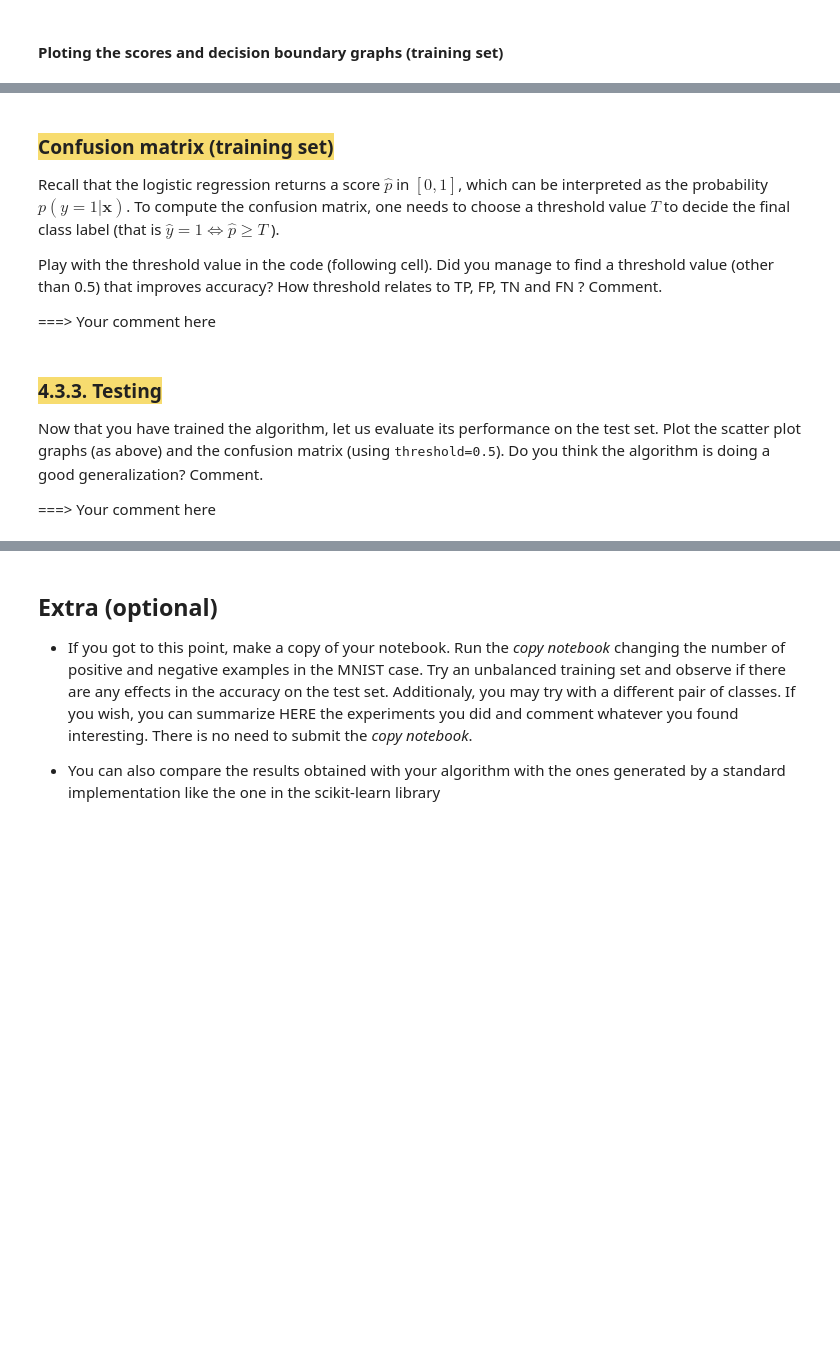
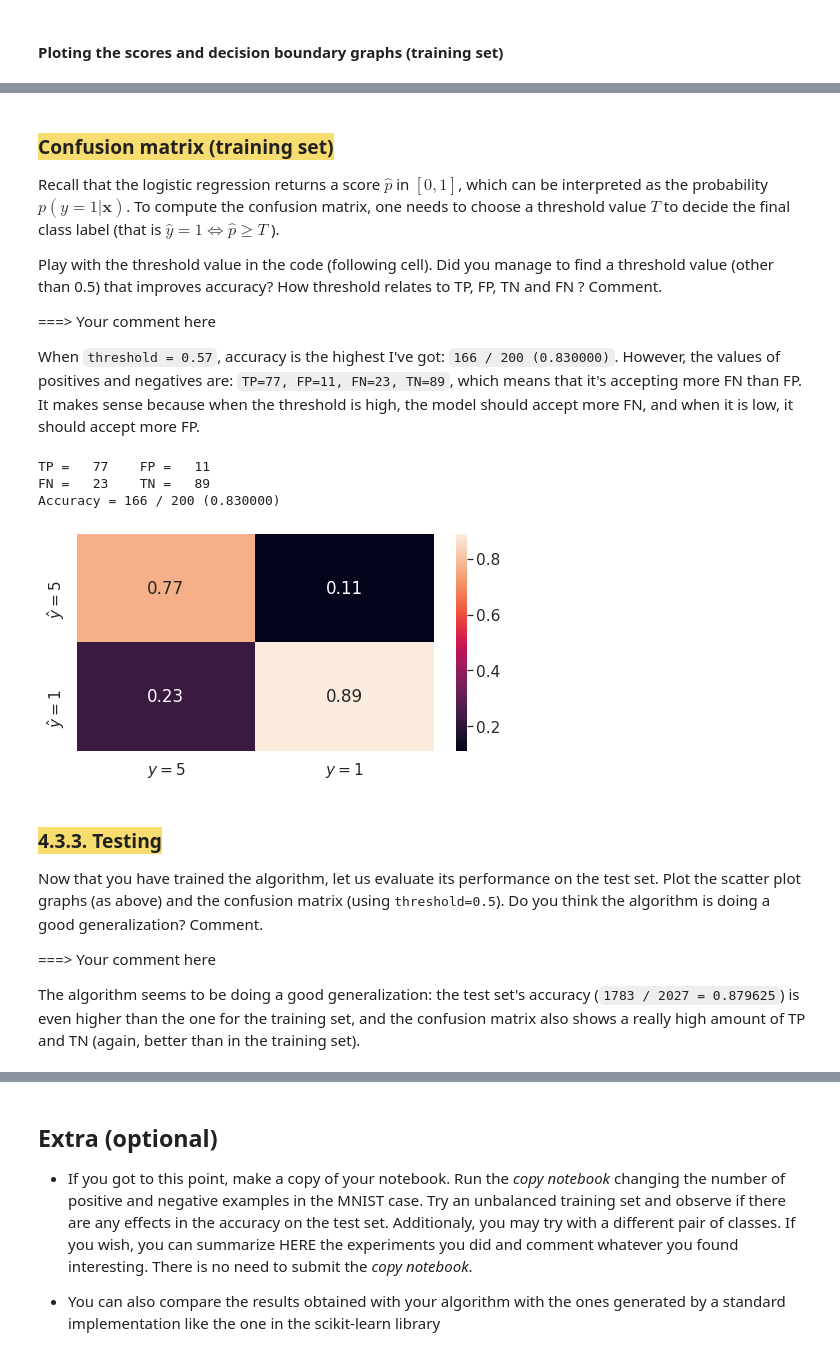
Before and after one commit to danigfavero/machine-learning, a Jupyter notebook: ep3/ep03_logistic_regression.ipynb, the cells around one changed output, grey strips where cells are left out. Saved outputs shown, nothing was run; the diff lists cells and outputs as text; code cells hidden in the pictures; blank space fills up the shorter version.

```diff
--- a/ep3/ep03_logistic_regression.ipynb
+++ b/ep3/ep03_logistic_regression.ipynb
@@ -756,6 +868,8 @@ Recall that the logistic regression returns a score $\hat{p}$ in $[0,1]$, which
 Play with the threshold value in the code (following cell). Did you manage to find a threshold value (other than 0.5) that improves accuracy? How threshold relates to TP, FP, TN and FN ? Comment.
 
 ===> Your comment here
+
+When `threshold = 0.57`, accuracy is the highest I've got: `166 / 200 (0.830000)`. However, the values of positives and negatives are: `TP=77, FP=11, FN=23, TN=89`, which means that it's accepting more FN than FP. It makes sense because when the threshold is high, the model should accept more FN, and when it is low, it should accept more FP.
 # %%
 def plot_confusion_matrix(y, y_pred):
     """
@@ -769,37 +883,44 @@ def plot_confusion_matrix(y, y_pred):
     TP = np.sum((y_pred == 1) * (y == 1))
     TN = np.sum((y_pred == -1) * (y == -1))
 
     FP = np.sum((y_pred == 1) * (y == -1))
     FN = np.sum((y_pred == -1) * (y == 1))
 
     total = TP+FP+TN+FN
     print("TP = %4d    FP = %4d\nFN = %4d    TN = %4d"%(TP,FP,FN,TN))
     print("Accuracy = %d / %d (%f)\n" %((TP+TN),total, (TP+TN)/total))
     confusion = [
         [TP/(TP+FN), FP/(TN+FP)],
         [FN/(TP+FN), TN/(TN+FP)]
     ]
 
     df_cm = pd.DataFrame(confusion, \
                          ['$\hat{y} = %d$'%P, '$\hat{y} = %d$'%N],\
                          ['$y = %d$'%P, '$y = %d$'%N])
     plt.figure(figsize = (8,4))
     sb.set(font_scale=1.4)
     sb.heatmap(df_cm, annot=True) #, annot_kws={"size": 16}, cmap = 'coolwarm')
     plt.show()
 
 
-threshold = 0.5
+threshold = 0.57
 
 p_hat = predict_logistic(X_train, w_logistic)
 y_hat = np.where(p_hat > threshold, 1, -1)
 
 total = len(y_hat)
 
 plot_confusion_matrix(y_train, y_hat)
+# %% [output]
+TP =   77    FP =   11
+FN =   23    TN =   89
+Accuracy = 166 / 200 (0.830000)
+[figure, added]
 # %% [markdown]
 ### <font style="background-color: #f7dc6f">4.3.3. Testing</font>
 
 Now that you have trained the algorithm, let us evaluate its performance on the test set. Plot the scatter plot graphs (as above) and the confusion matrix (using <tt>threshold=0.5</tt>). Do you think the algorithm is doing a good generalization? Comment.</font>
 
 ===> Your comment here
+
+The algorithm seems to be doing a good generalization: the test set's accuracy (`1783 / 2027 = 0.879625`) is even higher than the one for the training set, and the confusion matrix also shows a really high amount of TP and TN (again, better than in the training set).
```
Also changed, not shown: parts of 31 cells of this notebook.
